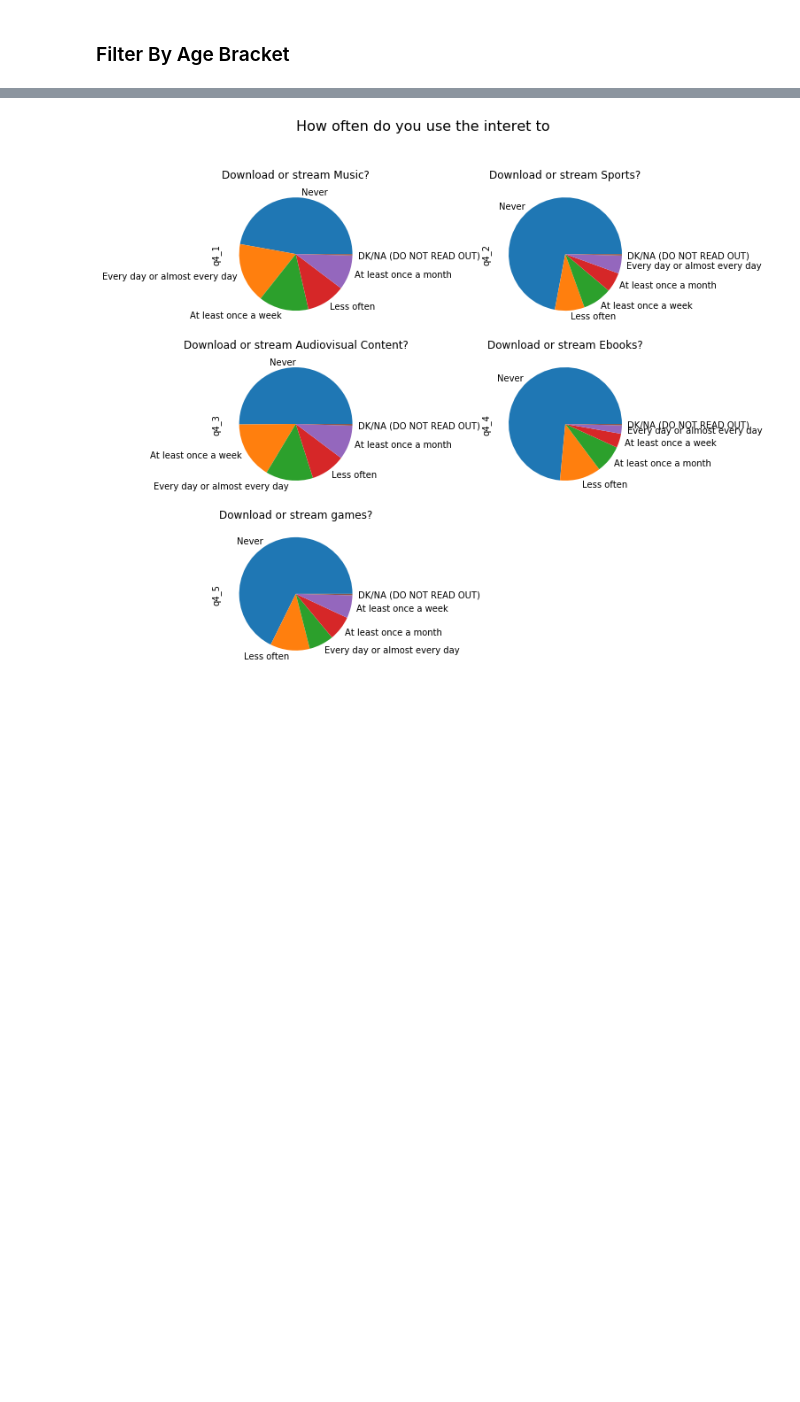
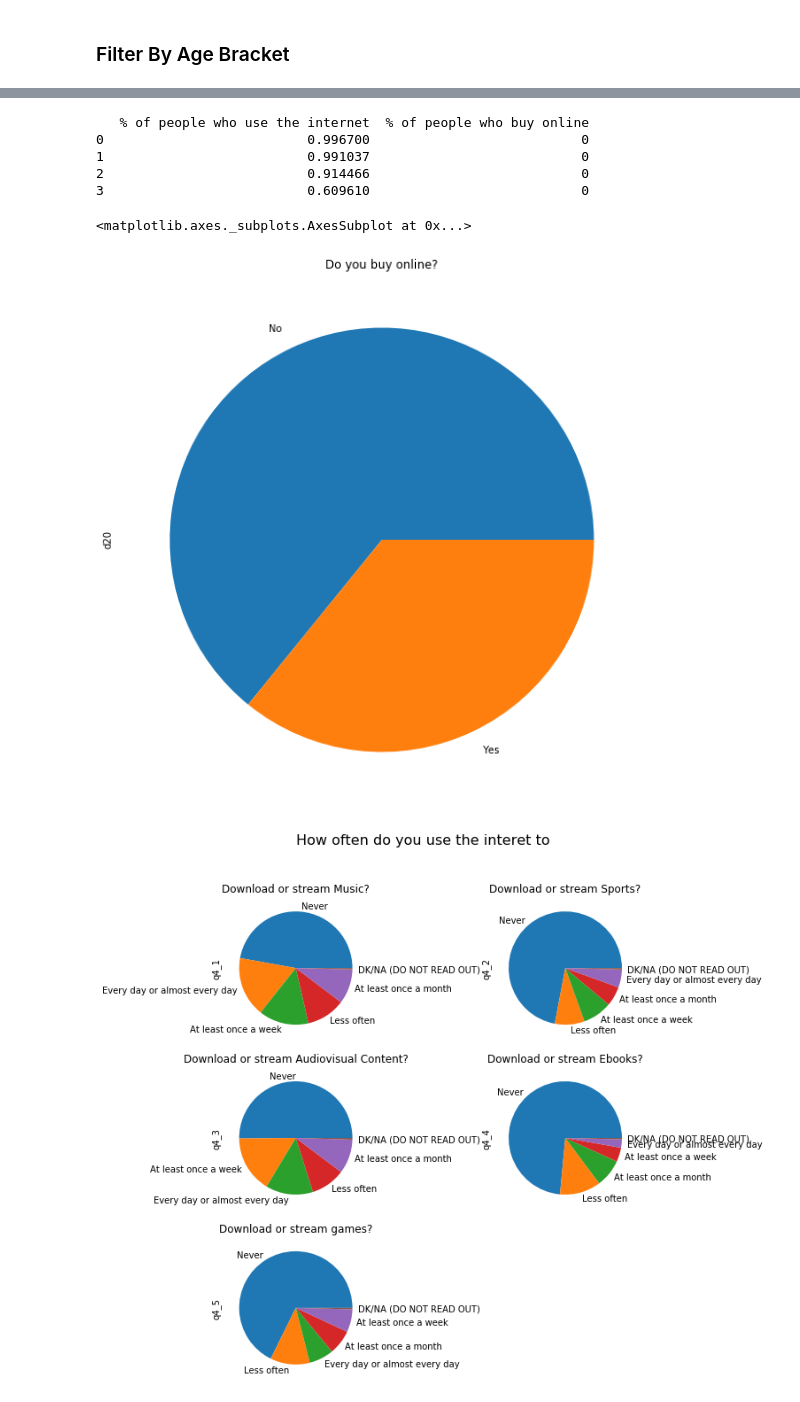
Before and after one commit to rpj12/SIM213-Geoblocking, a Jupyter notebook: Project SIM 213.ipynb, the cells around one changed output, grey strips where cells are left out. Drawn from its saved outputs; the diff is of its cells as text; code cells hidden in the pictures; blank space fills up the shorter version.

```diff
--- a/Project SIM 213.ipynb
+++ b/Project SIM 213.ipynb
@@ -92,0 +66,21 @@ database['d1'] = database['d1'].replace('98 years', '98');
+# %%
+# newDatabase['q5_1'] = newDatabase['q5_1'].replace(np.nan, '0')
+newDatabase['q5_1'].fillna('0', inplace = True);
+newDatabase['q5_1'] = newDatabase['q5_1'].replace(['Paid a subscription','Paid per item'], '1');
+newDatabase['q5_1'] = newDatabase['q5_1'].replace(['Free of charge without registration','DK/NA (DO NOT READ OUT)','Free of charge upon registration (including free subscription)'], '0');
+
+newDatabase['q5_2'].fillna('0', inplace = True);
+newDatabase['q5_2'] = newDatabase['q5_2'].replace(['Paid a subscription','Paid per item'], '1');
+newDatabase['q5_2'] = newDatabase['q5_2'].replace(['Free of charge without registration','DK/NA (DO NOT READ OUT)','Free of charge upon registration (including free subscription)'], '0');
+
+newDatabase['q5_3'].fillna('0', inplace = True);
+newDatabase['q5_3'] = newDatabase['q5_3'].replace(['Paid a subscription','Paid per item'], '1');
+newDatabase['q5_3'] = newDatabase['q5_3'].replace(['Free of charge without registration','DK/NA (DO NOT READ OUT)','Free of charge upon registration (including free subscription)'], '0');
+
+newDatabase['q5_4'].fillna('0', inplace = True);
+newDatabase['q5_4'] = newDatabase['q5_4'].replace(['Paid a subscription','Paid per item'], '1');
+newDatabase['q5_4'] = newDatabase['q5_4'].replace(['Free of charge without registration','DK/NA (DO NOT READ OUT)','Free of charge upon registration (including free subscription)'], '0');
+
+newDatabase['q5_5'].fillna('0', inplace = True);
+newDatabase['q5_5'] = newDatabase['q5_5'].replace(['Paid a subscription','Paid per item'], '1');
+newDatabase['q5_5'] = newDatabase['q5_5'].replace(['Free of charge without registration','DK/NA (DO NOT READ OUT)','Free of charge upon registration (including free subscription)'], '0');
@@ -138,6 +262,17 @@ for index, country in enumerate(entriesByCountries):
+# %%
+print(df)
+# %% [output]
+   % of people who use the internet  % of people who buy online
+0                          0.996700                           0
+1                          0.991037                           0
+2                          0.914466                           0
+3                          0.609610                           0
 # %%
 #Use table rather than graph. average age, percentage of females asked. Age differences acrosse countries.
 #bar chart to use
-pieFreq = database['d20'].value_counts()
-# pieFreq.plot.pie(title = 'Do you buy often online?', figsize=(10,10))
+pieFreq = newDatabase['d20'].value_counts()
+pieFreq.plot.pie(title = 'Do you buy online?', figsize=(10,10))
+# %% [output]
+<matplotlib.axes._subplots.AxesSubplot at 0x...>
+[figure, added]
 # %%
```
Also changed, not shown: parts of 34 cells of this notebook.
